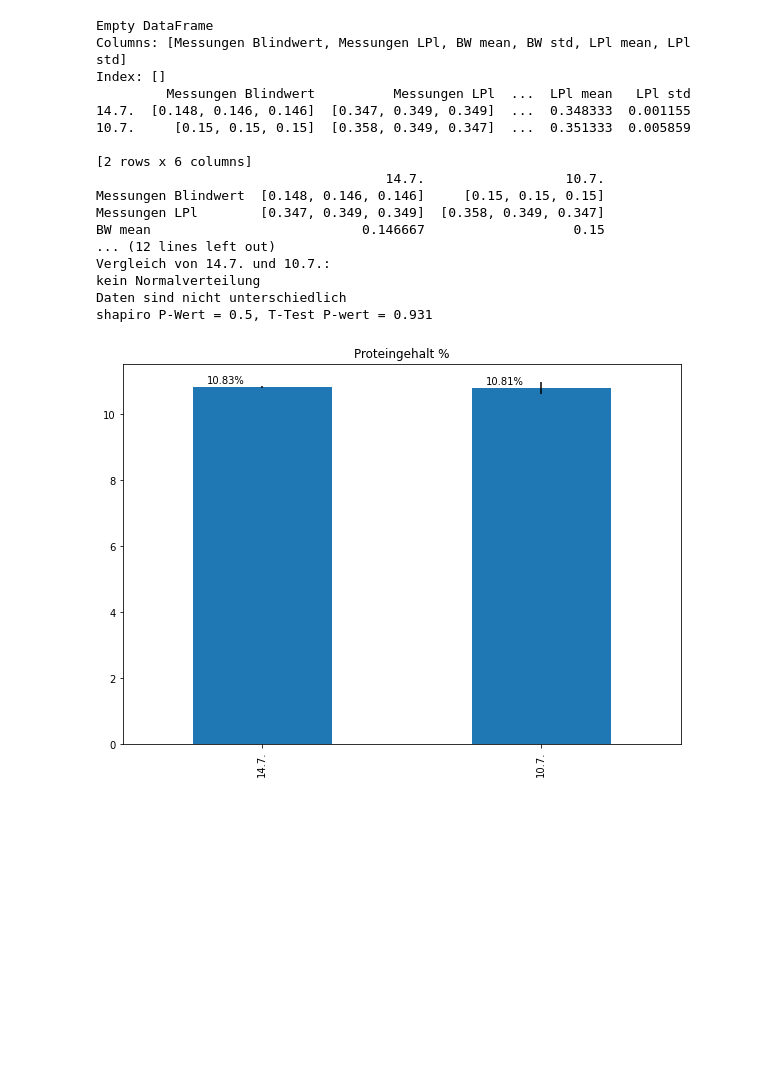
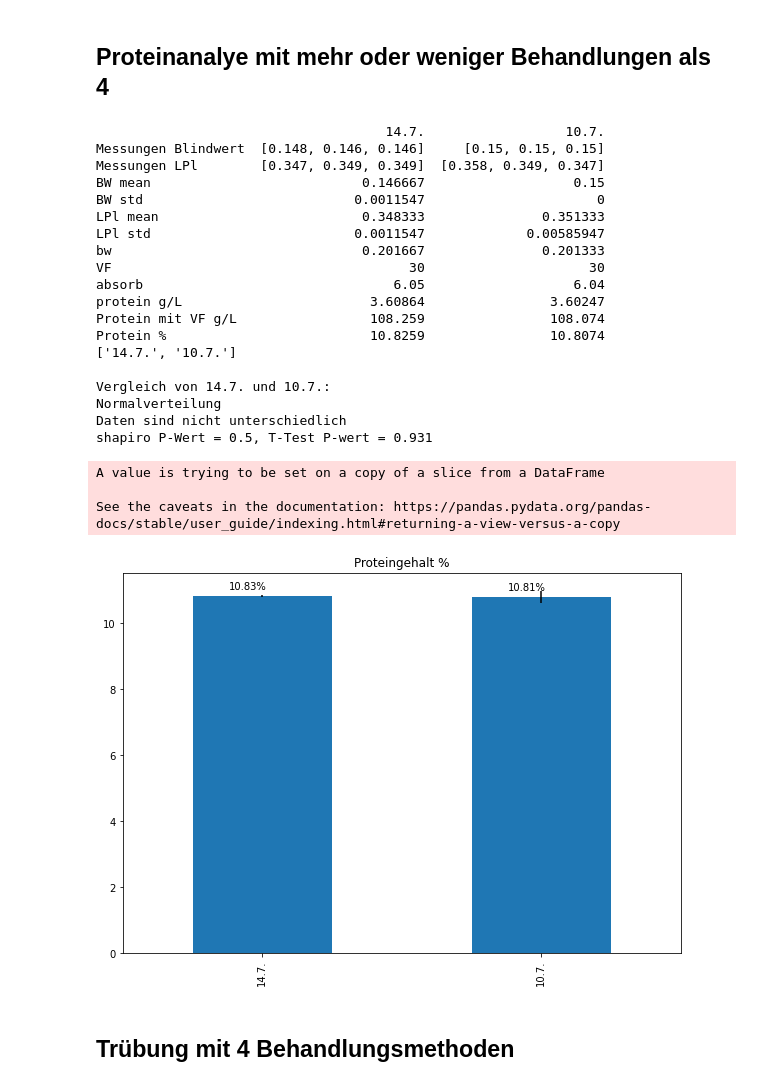
Before and after one commit to SebastianBentert/example_code, a Jupyter notebook: bingbu.ipynb, the cells around one changed output. Drawn from its saved outputs; the diff is of its cells as text; code cells hidden in the pictures; blank space fills up the shorter version.

```diff
--- a/bingbu.ipynb
+++ b/bingbu.ipynb
@@ -63,0 +67,31 @@ def bing2(unb=BWUNB,u=BWU,ue=BWUE,e=BWE,vf=VF,unb2=LPUNB,u2=LPU,ue2=LPUE,e2=LPE,
+# %%
+def protein(LPl,BW,names,vf,c):
+  df = pd.DataFrame(columns=['Messungen Blindwert','Messungen LPl','BW mean','BW std','LPl mean','LPl std'])
+  for i in range(len(LPl)):
+    df.loc[names[i]] = [BW[i],LPl[i],mean(BW[i]),stdev(BW[i]),mean(LPl[i]),stdev(LPl[i])]
+  df['bw']=df['LPl mean']-df['BW mean']
+  df['VF']=vf
+  df['absorb']=df['bw']*df['VF']
+  df['protein g/L'] = (df['bw']-0.0068)/0.054
+  df['Protein mit VF g/L'] = df['protein g/L']*df['VF']
+  df['Protein %'] = df['Protein mit VF g/L']/10
+  fig = plt.figure(figsize=(10,7))
+  ax = df['Protein %'].plot(kind='bar',yerr=df['LPl std']/df['LPl mean']*df['Protein %'])
+  plt.title('Proteingehalt %')
+  for p in ax.patches:
+    ax.annotate('{:.2f}'.format(round(p.get_height(),2))+'%', (p.get_x()+0.13, p.get_height() +0.2))
+  print(df.T)
+  d = {}
+  for index, row in df.iterrows():
+    d[index] = list((((np.array(df['Messungen LPl'][index])-np.array(df['Messungen Blindwert'][index]))-0.0068)/0.054)*df['VF'][index])
+
+  print([key for key in d])
+  for x,y in combinations([key for key in d],2):
+    print(f'\nVergleich von {x} und {y}:')
+    datenvergleich(d[x],d[y])
+  df.index = df.index+' '+str(c)
+  for col in ['Messungen Blindwert','Messungen LPl']:
+    for index, row in df.iterrows():
+      df[col][index] = '  '.join([str(n) for n in df[col][index]]).replace('.',',')
+  df.to_excel('Proteinanalysecustom.xlsx')
+  fig.savefig('Proteincustomplot')
@@ -126,31 +237,41 @@ def bing3(LPl,BW,names,vf=VF,c=C):
+# %% [markdown]
+## Proteinanalye mit mehr oder weniger Behandlungen als 4
 # %%
-VF = C/0.5
 UE1410BW = [0.148,0.146,0.146]
 UE1410LP = [0.347,0.349,0.349]
 UE0710BW = [0.15,0.15,0.15]
 UE0710LP = [0.358,0.349,0.347]
 datenLPl=[UE1410LP,UE0710LP]
 datenBW=[UE1410BW,UE0710BW]
 datennamen = ['14.7.','10.7.']
 C = 15
 VF = C/0.5
-bing3(datenLPl,datenBW,datennamen)
+protein(LPl = datenLPl,
+      BW = datenBW,
+      names = datennamen,
+      vf = VF,
+      c = C)
 # %% [output]
-Empty DataFrame
-Columns: [Messungen Blindwert, Messungen LPl, BW mean, BW std, LPl mean, LPl std]
-Index: []
-         Messungen Blindwert          Messungen LPl  ...  LPl mean   LPl std
-14.7.  [0.148, 0.146, 0.146]  [0.347, 0.349, 0.349]  ...  0.348333  0.001155
-10.7.     [0.15, 0.15, 0.15]  [0.358, 0.349, 0.347]  ...  0.351333  0.005859
-
-[2 rows x 6 columns]
                                      14.7.                  10.7.
 Messungen Blindwert  [0.148, 0.146, 0.146]     [0.15, 0.15, 0.15]
 Messungen LPl        [0.347, 0.349, 0.349]  [0.358, 0.349, 0.347]
 BW mean                           0.146667                   0.15
-... (12 lines left out)
+BW std                           0.0011547                      0
+LPl mean                          0.348333               0.351333
+LPl std                          0.0011547             0.00585947
+bw                                0.201667               0.201333
+VF                                      30                     30
+absorb                                6.05                   6.04
+protein g/L                        3.60864                3.60247
+Protein mit VF g/L                 108.259                108.074
+Protein %                          10.8259                10.8074
+['14.7.', '10.7.']
+
 Vergleich von 14.7. und 10.7.:
-kein Normalverteilung
+Normalverteilung
 Daten sind nicht unterschiedlich
 shapiro P-Wert = 0.5, T-Test P-wert = 0.931
+A value is trying to be set on a copy of a slice from a DataFrame
+
+See the caveats in the documentation: https://pandas.pydata.org/pandas-docs/stable/user_guide/indexing.html#returning-a-view-versus-a-copy
-[figure, old version]
+[figure, new version]
@@ -177,3 +278,5 @@ def Trübung(unb=BWUNB,u=BWU,ue=BWUE,e=BWE,vf=VF,unb2=LPUNB,u2=LPU,ue2=LPUE,e2=L
+# %% [markdown]
+## Trübung mit 4 Behandlungsmethoden
 # %%
 BWUNB=[0.057,0.058,0.056]
 BWU=[0.056,0.055,0.059]
```
Also changed, not shown: parts of 20 cells of this notebook.
